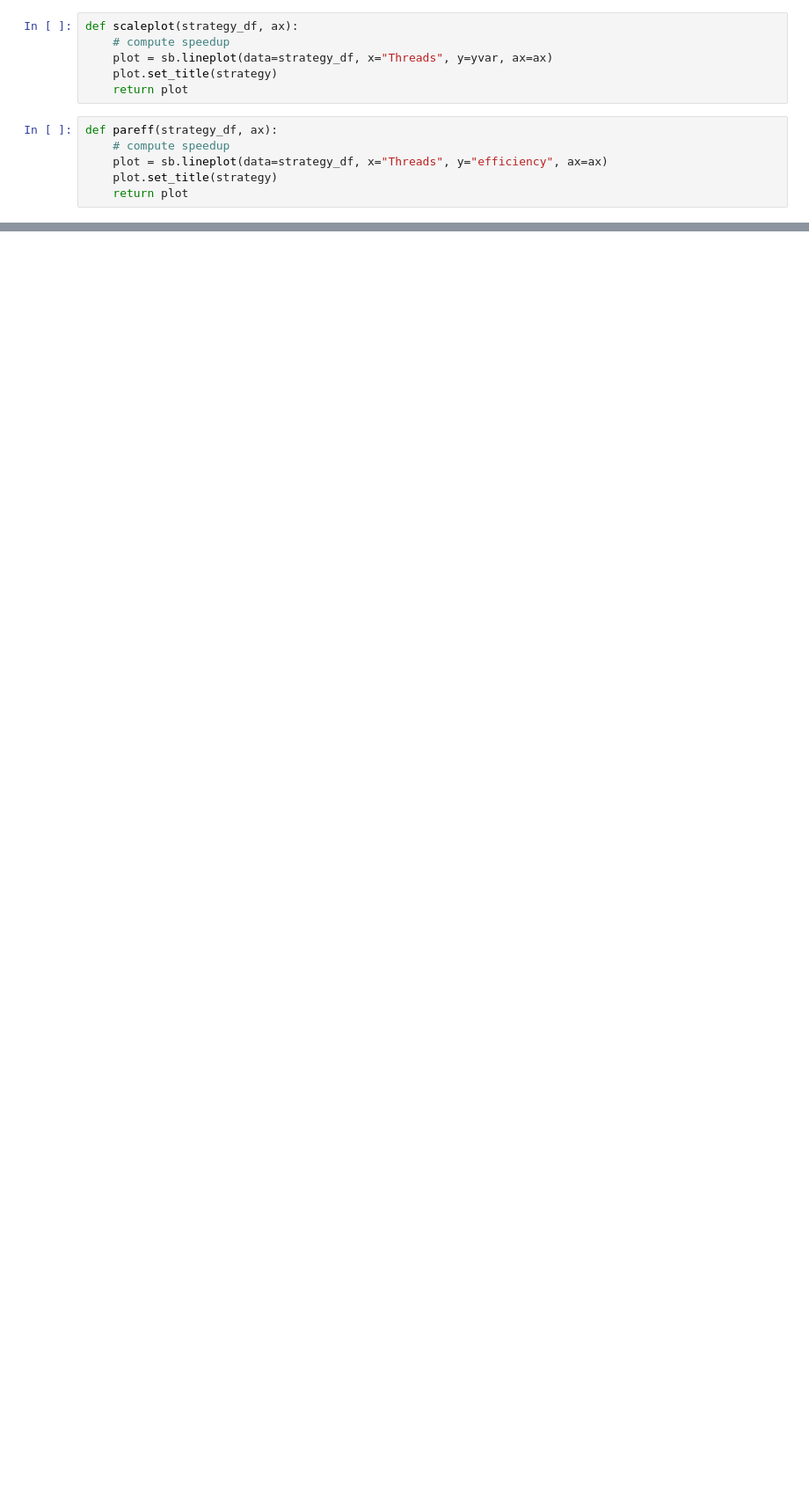
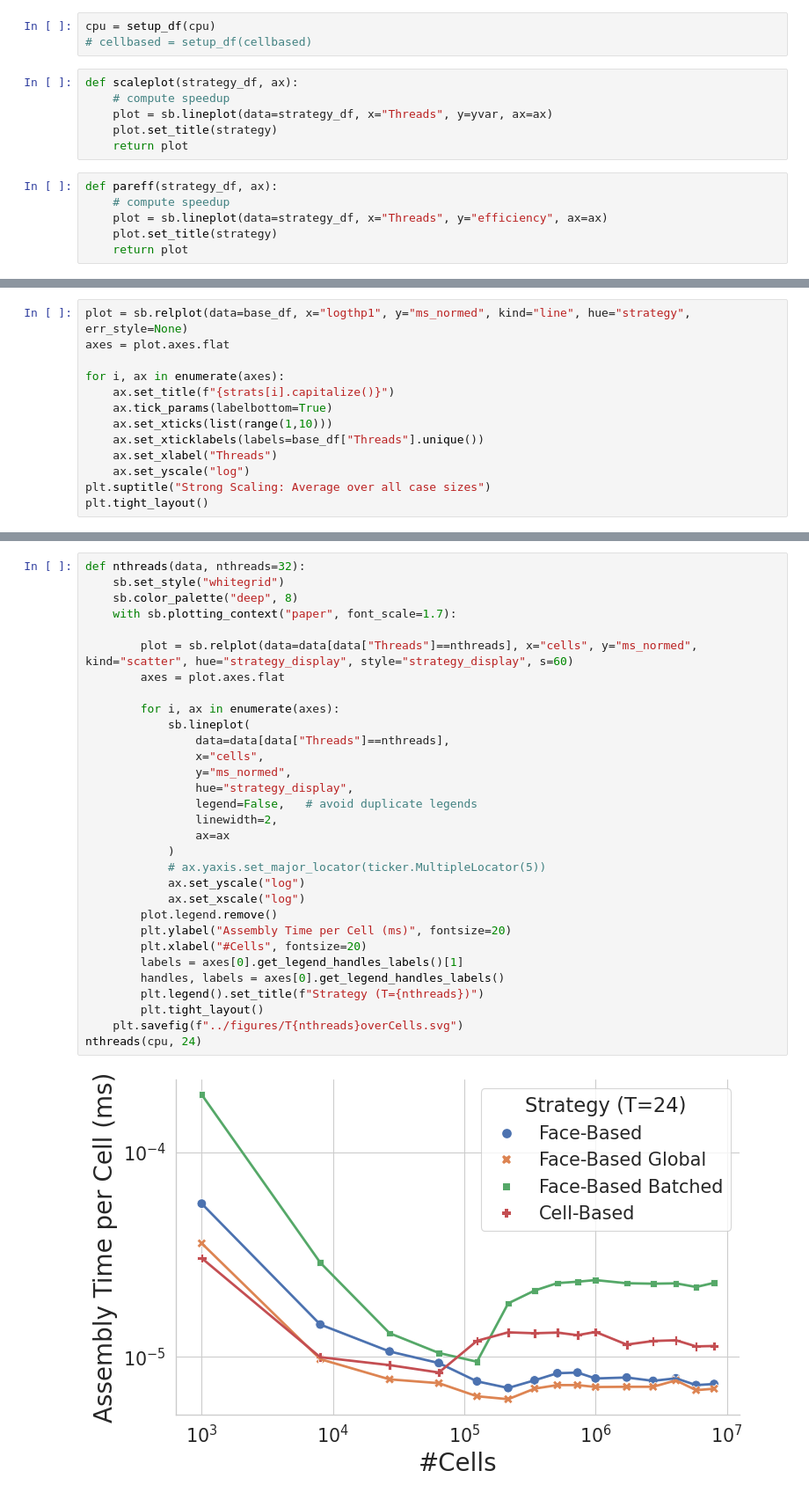
Before and after one commit to lupeterm/FVM-Prototyping, a Jupyter notebook: notebooks/scaling.ipynb, the cells around one changed output, grey strips where cells are left out. Shown at 88% size. Saved outputs shown, nothing was run; the diff lists cells and outputs as text; blank space fills up the shorter version.

```diff
--- a/notebooks/scaling.ipynb
+++ b/notebooks/scaling.ipynb
@@ -100,3 +98,6 @@ for c in cpc:
+# %%
+cpu = setup_df(cpu)
+# cellbased = setup_df(cellbased)
 # %%
 def scaleplot(strategy_df, ax):
     # compute speedup
@@ -505,0 +580,13 @@ plt.tight_layout()
+# %%
+plot = sb.relplot(data=base_df, x="logthp1", y="ms_normed", kind="line", hue="strategy", err_style=None)
+axes = plot.axes.flat
+
+for i, ax in enumerate(axes):
+    ax.set_title(f"{strats[i].capitalize()}")
+    ax.tick_params(labelbottom=True)
+    ax.set_xticks(list(range(1,10)))
+    ax.set_xticklabels(labels=base_df["Threads"].unique())
+    ax.set_xlabel("Threads")
+    ax.set_yscale("log")
+plt.suptitle("Strong Scaling: Average over all case sizes")
+plt.tight_layout()
@@ -505,0 +597,33 @@ plt.tight_layout()
+# %%
+def nthreads(data, nthreads=32):
+    sb.set_style("whitegrid")
+    sb.color_palette("deep", 8)
+    with sb.plotting_context("paper", font_scale=1.7):
+
+        plot = sb.relplot(data=data[data["Threads"]==nthreads], x="cells", y="ms_normed", kind="scatter", hue="strategy_display", style="strategy_display", s=60)
+        axes = plot.axes.flat
+
+        for i, ax in enumerate(axes):
+            sb.lineplot(
+                data=data[data["Threads"]==nthreads],
+                x="cells",
+                y="ms_normed",
+                hue="strategy_display",
+                legend=False,   # avoid duplicate legends
+                linewidth=2,
+                ax=ax
+            )
+            # ax.yaxis.set_major_locator(ticker.MultipleLocator(5))
+            ax.set_yscale("log")
+            ax.set_xscale("log")
+        plot.legend.remove()
+        plt.ylabel("Assembly Time per Cell (ms)", fontsize=20)
+        plt.xlabel("#Cells", fontsize=20)
+        labels = axes[0].get_legend_handles_labels()[1]
+        handles, labels = axes[0].get_legend_handles_labels()
+        plt.legend().set_title(f"Strategy (T={nthreads})")
+        plt.tight_layout()
+    plt.savefig(f"../figures/T{nthreads}overCells.svg")
+nthreads(cpu, 24)
+# %% [output]
+[figure, added]
```
Also changed, not shown: parts of 57 cells of this notebook, 25 other files.
